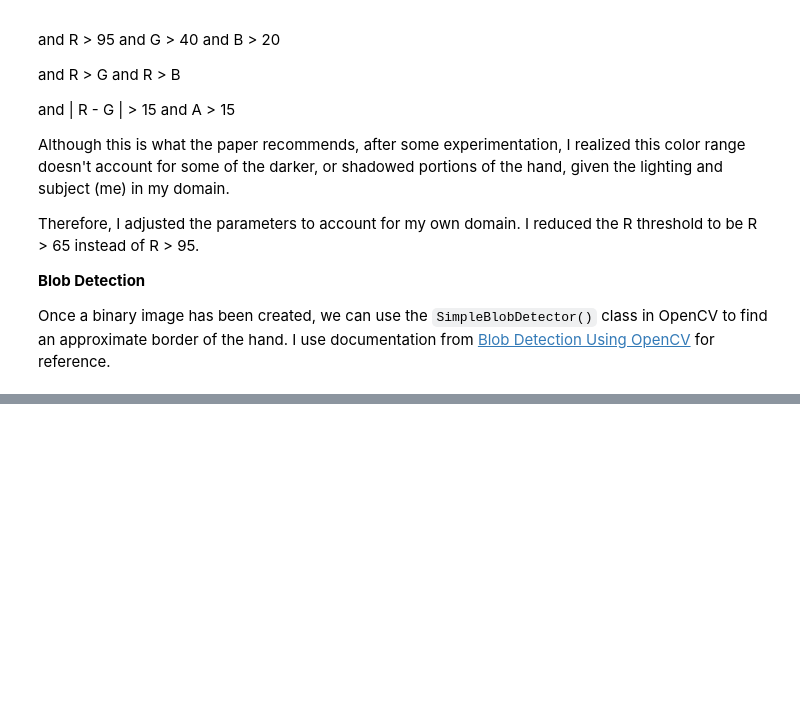
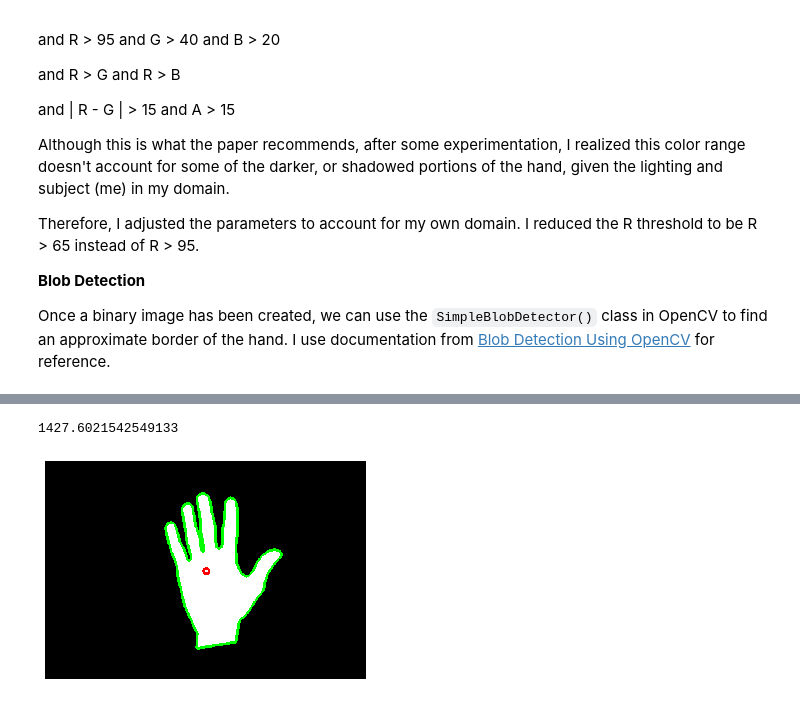
Before and after one commit to kishansheth/interfaces-hw1, a Jupyter notebook: Interfaces_HW1.ipynb, the cells around one changed output, grey strips where cells are left out. Cells and saved outputs as stored; diff of their text form; code cells hidden in the pictures; blank space fills up the shorter version.

Commit message:
Using contours instead of blobs

```diff
--- a/Interfaces_HW1.ipynb
+++ b/Interfaces_HW1.ipynb
@@ -84,11 +101,7 @@ for i in range(rgb.shape[0]):
       rgb[i][j] = np.array([255, 255, 255])
 
 rgb = cv2.copyMakeBorder(rgb, top=10, bottom=10, left=10, right=10, borderType= cv2.BORDER_CONSTANT, value=[0,0,0] )
-
-
-plt.axis("off")
-plt.imshow(rgb)
-plt.show()
+ret,rgb = cv2.threshold(rgb,127,255,cv2.THRESH_BINARY)
 
 # hsv = cv2.cvtColor(img, cv2.COLOR_BGR2HSV)
 
@@ -128,0 +109,29 @@ cv2_imshow(im_with_keypoints)
+# %%
+# Find contours of masked pixels
+ret,thresh = cv2.threshold(cv2.cvtColor(rgb, cv2.COLOR_RGB2GRAY),127,255,0)
+contours,hierarchy = cv2.findContours(thresh, cv2.RETR_TREE, cv2.CHAIN_APPROX_SIMPLE)
+
+# Find main contour, with most points (ignore small gaps and noise)
+main_len = 0
+main_contour = []
+
+for contour in contours:
+  if len(contour) > main_len:
+    main_len = len(contour)
+    main_contour = contour
+
+cv2.drawContours(rgb, [main_contour], 0, (0,255,0), 3)
+
+center, radius	=	cv2.minEnclosingCircle(main_contour)
+center = (int(center[0]), int(center[1]))
+cv2.circle(rgb, center, 5, (255,0,0), 3)
+
+perimeter = cv2.arcLength(main_contour,True)
+print(perimeter)
+
+plt.axis("off")
+plt.imshow(rgb)
+plt.show()
+# %% [output]
+1427.6021542549133
+[figure, added]
```
Also changed, not shown: parts of 5 cells of this notebook.
